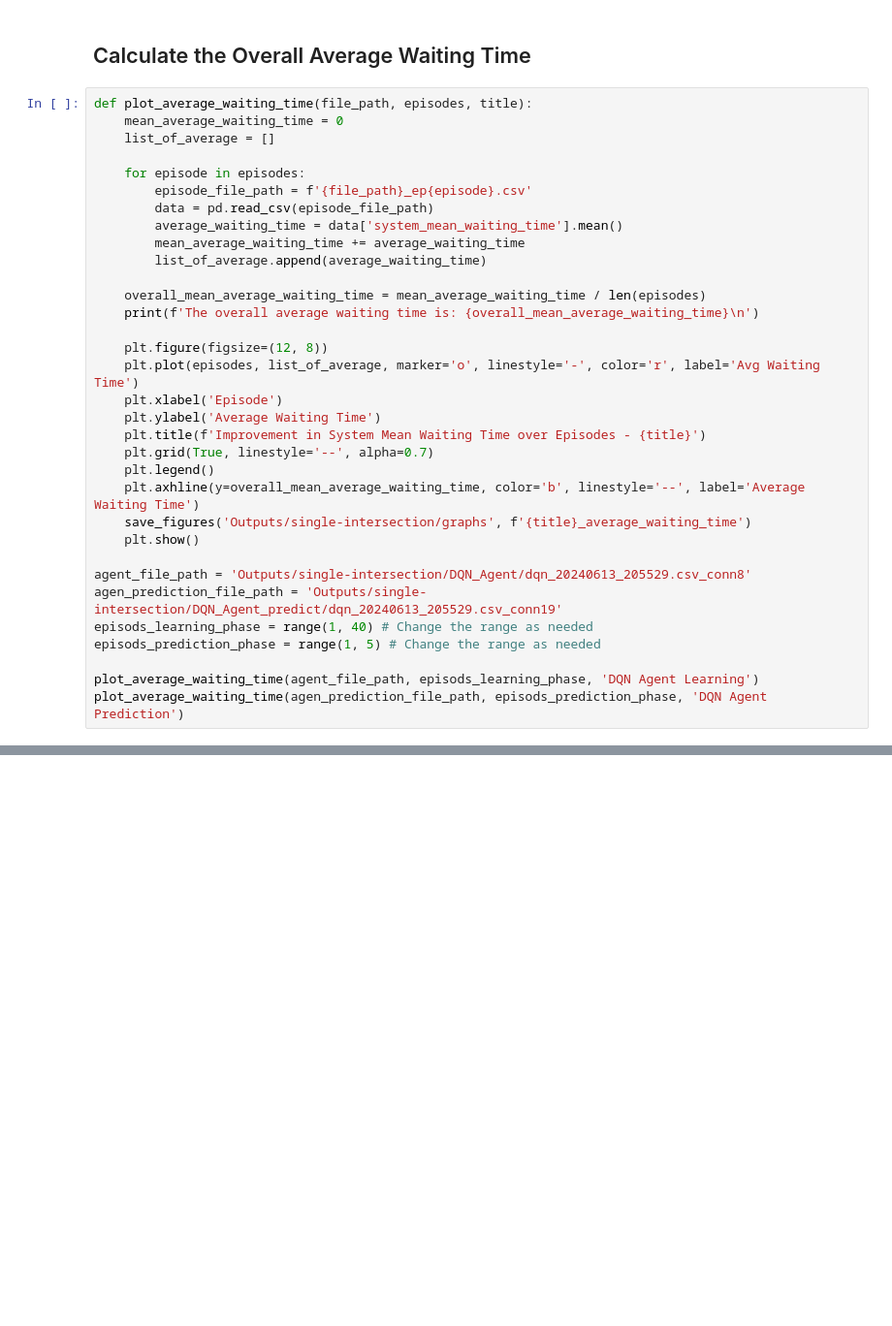
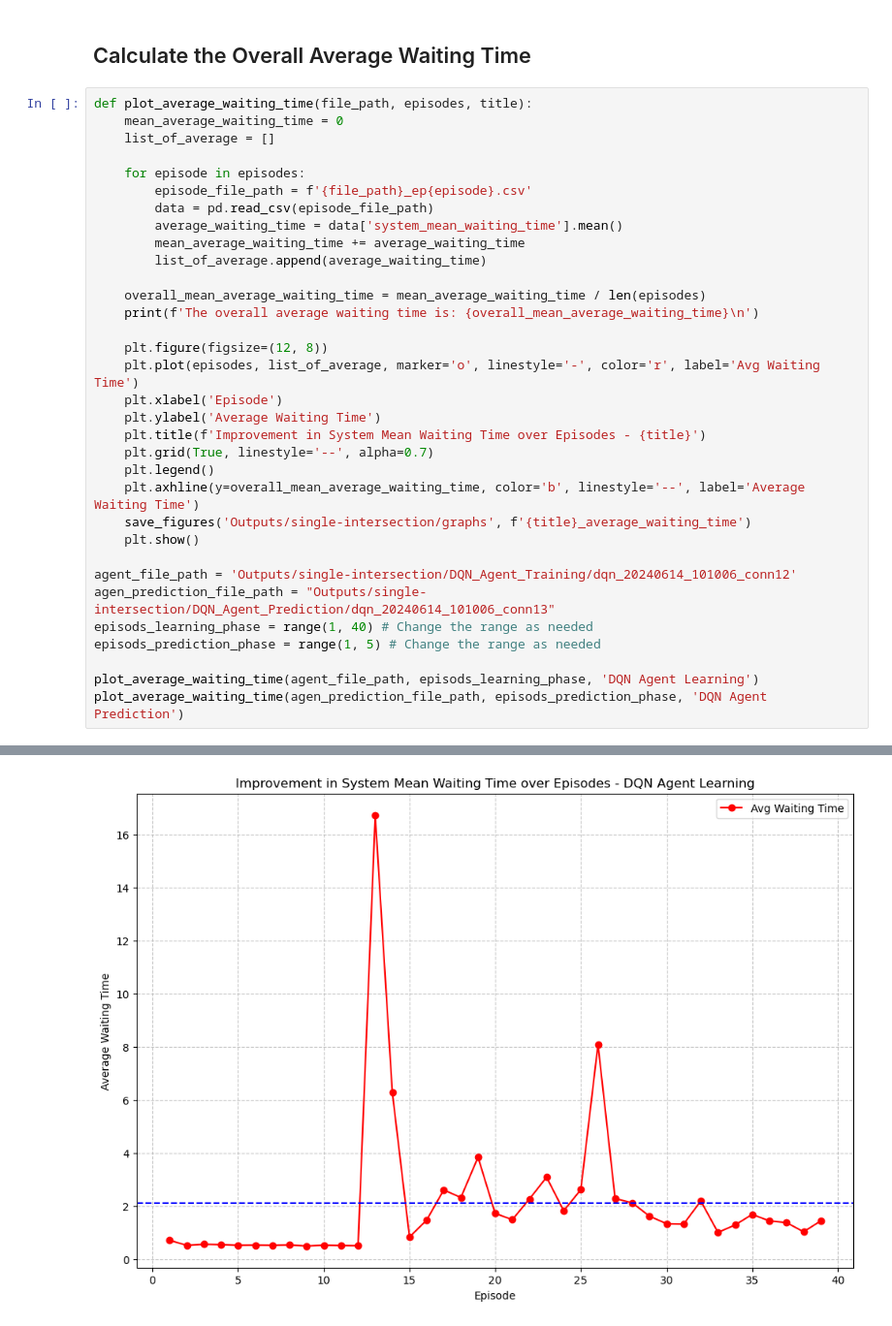
Before and after one commit to matand380/Traffic_Tune_POC, a Jupyter notebook: Traffic_Tune_POC_final.ipynb, the cells around one changed output, grey strips where cells are left out. Shown at 97% size. Cells and saved outputs as stored; diff of their text form; blank space fills up the shorter version.

```diff
--- a/Traffic_Tune_POC_final.ipynb
+++ b/Traffic_Tune_POC_final.ipynb
@@ -393,10 +428,11 @@ def plot_average_waiting_time(file_path, episodes, title):
     save_figures('Outputs/single-intersection/graphs', f'{title}_average_waiting_time')
     plt.show()
 
-agent_file_path = 'Outputs/single-intersection/DQN_Agent/dqn_20240613_205529.csv_conn8'
-agen_prediction_file_path = 'Outputs/single-intersection/DQN_Agent_predict/dqn_20240613_205529.csv_conn19'
+agent_file_path = 'Outputs/single-intersection/DQN_Agent_Training/dqn_20240614_101006_conn12'
+agen_prediction_file_path = "Outputs/single-intersection/DQN_Agent_Prediction/dqn_20240614_101006_conn13"
 episods_learning_phase = range(1, 40) # Change the range as needed
 episods_prediction_phase = range(1, 5) # Change the range as needed
 
 plot_average_waiting_time(agent_file_path, episods_learning_phase, 'DQN Agent Learning')
 plot_average_waiting_time(agen_prediction_file_path, episods_prediction_phase, 'DQN Agent Prediction')
+# %% [output]
@@ -402,0 +442 @@ plot_average_waiting_time(agen_prediction_file_path, episods_prediction_phase, '
+[figure, added]
```
Also changed, not shown: parts of 8 cells of this notebook, 1 other file.
